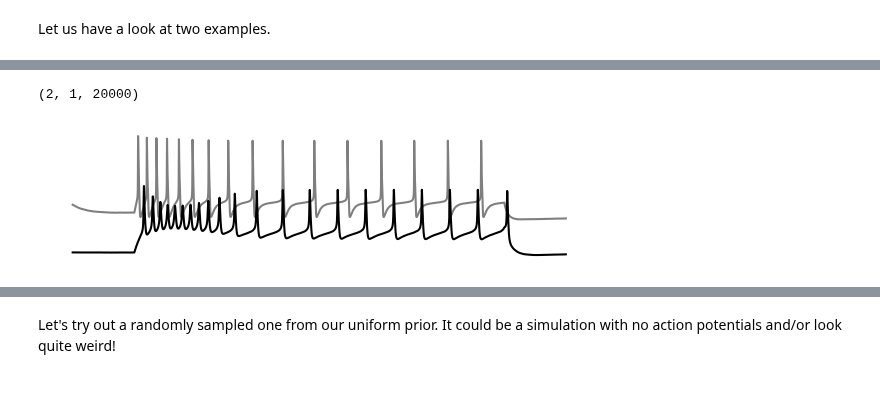
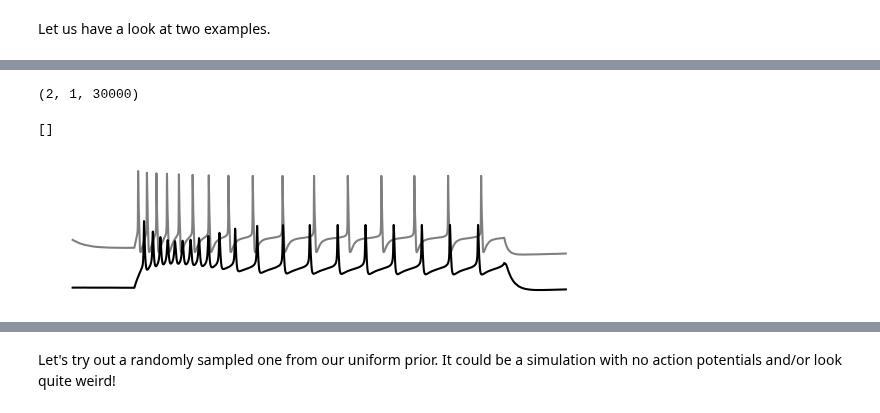
Before and after one commit to berenslab/hh_sbi, a Jupyter notebook: code/build_simulations.ipynb, the cells around one changed output, grey strips where cells are left out. Cells and saved outputs as stored; diff of their text form; code cells hidden in the pictures.

Commit message:
add explor analysis of Gouwens data set

```diff
--- a/code/build_simulations.ipynb
+++ b/code/build_simulations.ipynb
@@ -73,6 +93,20 @@ M1_model=EphysModel(name='M1',
                    use_pathos=False,
                    chunk_size=1000,
                    save_chunks=False)
+
+V1_model=EphysModel_Gouwens(name='V1',
+                   T=34.0,
+                   E_Na=53.5,
+                   E_K=-101.3,
+                   E_Ca=131.1,
+                   start=100,
+                   end=1100,
+                   dt=0.04,
+                   n_processes=1,
+                   noise_factor=10,
+                   use_pathos=False,
+                   chunk_size=1000,
+                   save_chunks=False)
 # %% [markdown]
 Let us have a look at two examples.
 # %%
@@ -83,3 +118,12 @@ trial_2=np.array([4.6663e+00,  8.8783e+02,  4.7671e+01,  1.9546e+02,  5.8235e+01
           1.0466e+03, -7.0326e+01,  1.5891e+00], dtype=float)[np.newaxis,:]
 trial = np.concatenate((trial_1,trial_2),axis=0)
 x=M1_model._run_HH_model(trial)
+# %%
+# Gouwens
+trial_1=np.array([9.537584,272.991610,21.443249,93.058479,36.266320,10.740511,0.880451,27.365699,
+                0.912325,-85.184921,413.258078,-54.367571,1.655731, 200], dtype=float)[np.newaxis,:]
+trial_2=np.array([4.6663e+00,  8.8783e+02,  4.7671e+01,  1.9546e+02,  5.8235e+01,
+          2.6093e+01,  2.5880e+00,  7.3475e+01,  1.5024e-01, -6.6966e+01,
+          1.0466e+03, -7.0326e+01,  1.5891e+00, 500], dtype=float)[np.newaxis,:]
+trial = np.concatenate((trial_1,trial_2),axis=0)
+x=V1_model._run_HH_model(trial)
@@ -86,16 +132,17 @@ x=M1_model._run_HH_model(trial)
 # %%
 x['data'].shape
 # %% [output]
-(2, 1, 20000)
+(2, 1, 30000)
 # %%
 fig, ax = plt.subplots(1, 1, figsize=(7, 1.7))
 ax.plot(x['time'], x['data'][0,0,:], c='k')
 ax.plot(x['time'], x['data'][1,0,:]+70, c='k', alpha=0.5)
 sns.despine(left=True, bottom=True, ax=ax)
 ax.set_xticks([])
 ax.set_yticks([])
-plt.savefig(
-    "../figures/preliminary/simulations_example.png", bbox_inches="tight", pad_inches=0, dpi=500
-)
+#plt.savefig(
+#    "../figures/preliminary/simulations_example.png", bbox_inches="tight", pad_inches=0, dpi=500
+#)
 # %% [output]
+[]
-[figure, old version]
+[figure, new version]
```
Also changed, not shown: parts of 48 cells of this notebook, 5 other files.
